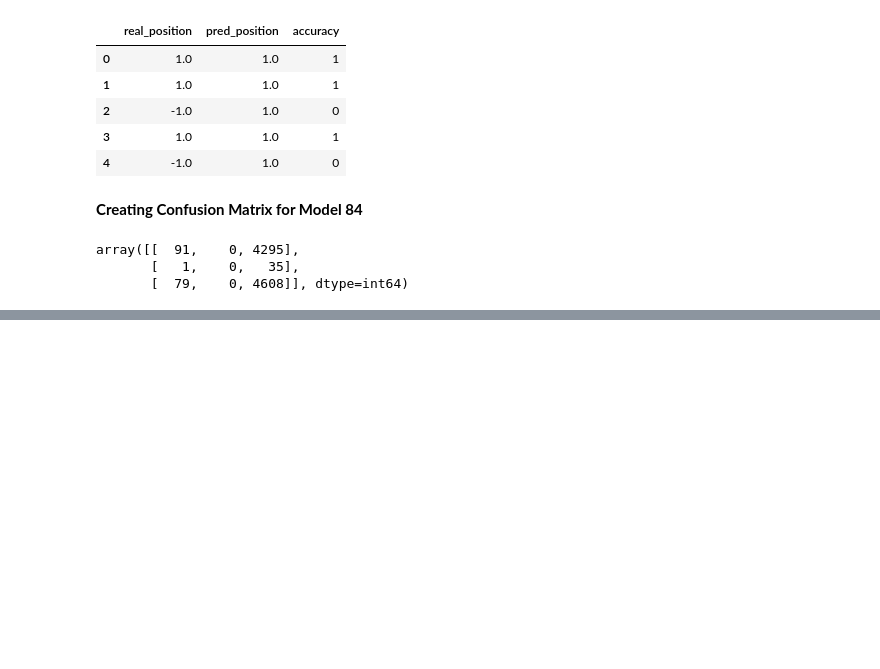
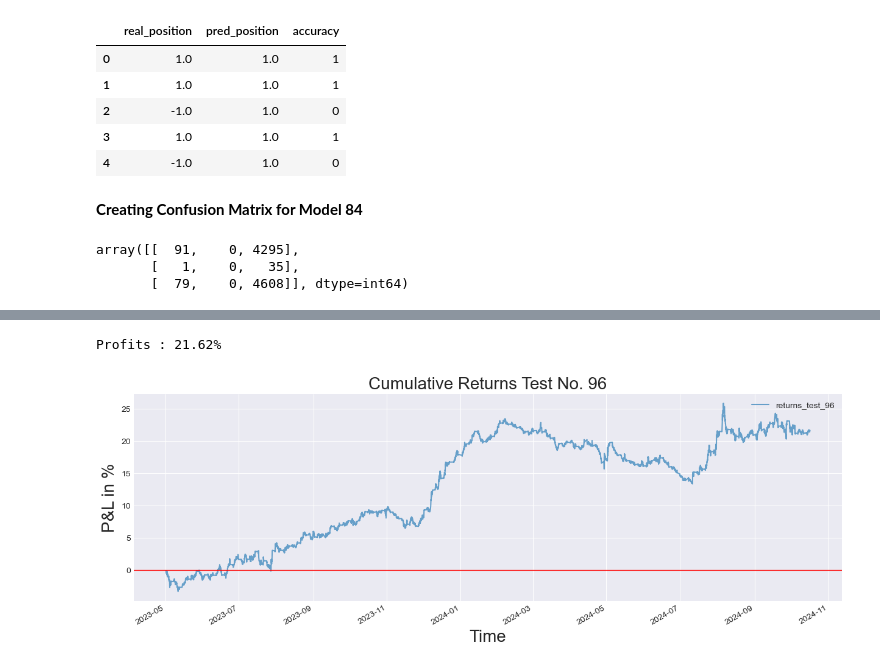
Before and after one commit to YarosInter/Time-Series-Conv1D-Neural-Network, a Jupyter notebook: Conv1D_Layer_Neural_Network.ipynb, the cells around one changed output, grey strips where cells are left out. Saved outputs shown, nothing was run; the diff lists cells and outputs as text; code cells hidden in the pictures; blank space fills up the shorter version.

```diff
--- a/Conv1D_Layer_Neural_Network.ipynb
+++ b/Conv1D_Layer_Neural_Network.ipynb
@@ -1087,0 +1124,5 @@ array([[  91,    0, 4295],
+# %%
+display.plot_test_returns(returns_df["returns_test_96"], name="Test No. 96")
+# %% [output]
+Profits : 21.62%
+[figure, added]
```
Also changed, not shown: parts of 18 cells of this notebook.
